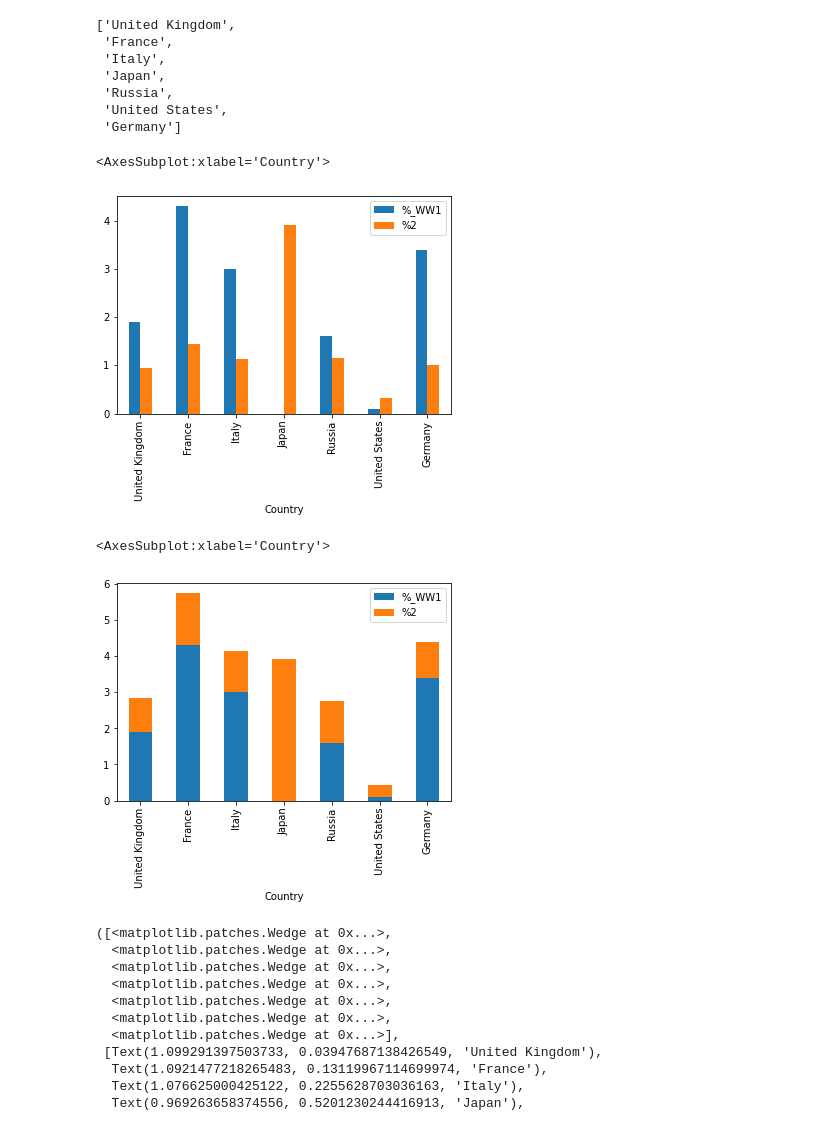
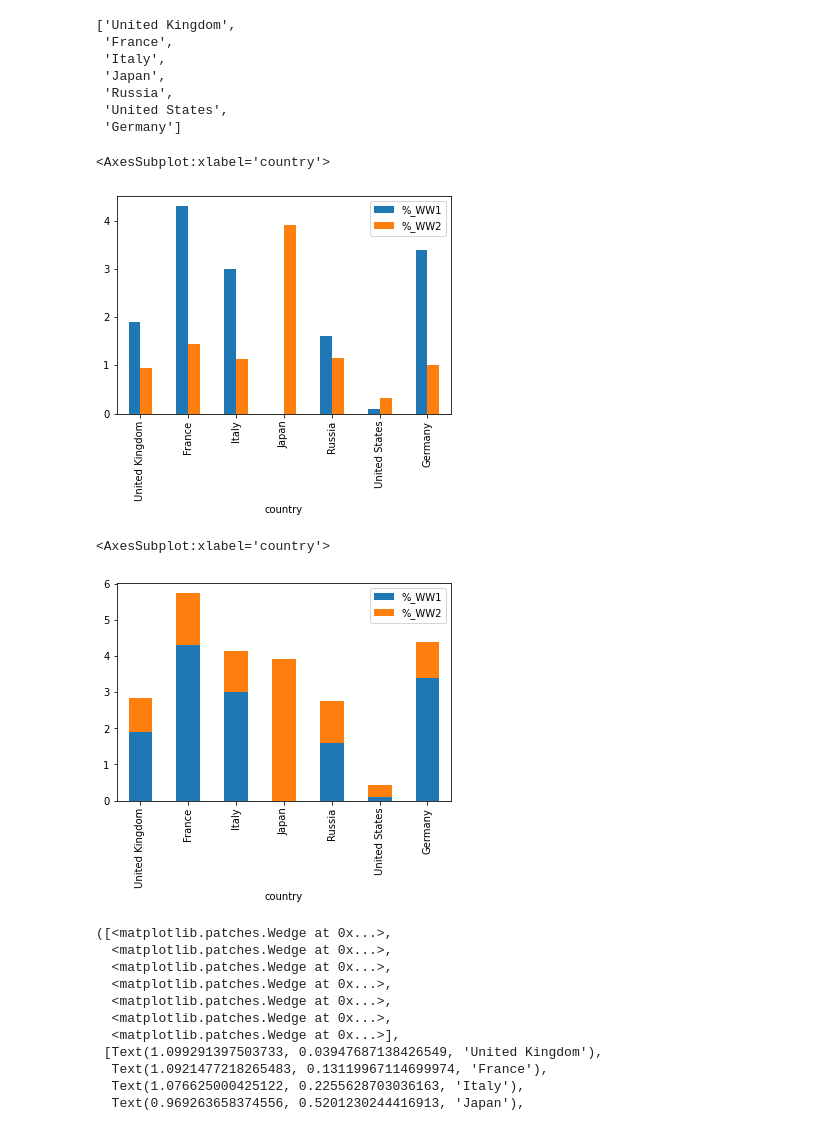
Before and after one commit to conorgleeson95/lecture4_workings, a Jupyter notebook: New Project.ipynb, the cells around one changed output. Saved outputs shown, nothing was run; the diff lists cells and outputs as text; code cells hidden in the pictures.

Commit message:
Correction of Graphs and final table

```diff
--- a/New Project.ipynb
+++ b/New Project.ipynb
@@ -404,3 +420,0 @@ See the caveats in the documentation: https://pandas.pydata.org/pandas-docs/stab
-# %%
-#Simplifying Columns
-Table1.rename(columns={'Deaths as % of population':'%1', '% of Population':'%2'}, inplace = True)
@@ -412,3 +420,0 @@ See the caveats in the documentation: https://pandas.pydata.org/pandas-docs/stab
-# %%
-#Simplifying Columns
-Table1.rename(columns={'Deaths as\xa0% of population':'%_WW1'}, inplace = True)
@@ -420,2 +420,0 @@ See the caveats in the documentation: https://pandas.pydata.org/pandas-docs/stab
-# %%
-Table1.rename(columns={'Totaldeaths':'Total_WW2'}, inplace = True)
@@ -427,5 +421,6 @@ See the caveats in the documentation: https://pandas.pydata.org/pandas-docs/stab
 # %%
-Final_Table = Table1
+#Simplifying Columns
+Final_Table = Table1.rename(columns=column_mapper)
 # %%
 #Assigning to New Table
 Final_Table
@@ -469,14 +462,14 @@ import matplotlib.pyplot as plt
 # %%
 #Creation of Nested Bar Chart
-Final_Table[['Country', '%_WW1', '%2']].plot(x='Country', kind='bar')
+Final_Table[['country', '%_WW1', '%_WW2']].plot(x='country', kind='bar')
 # %% [output]
-<AxesSubplot:xlabel='Country'>
+<AxesSubplot:xlabel='country'>
-[figure, old version]
+[figure, new version]
 # %%
 #Creation of stacked Bar Chart
-Final_Table[['Country', '%_WW1', '%2']].plot(x='Country', kind='bar', stacked=True)
+Final_Table[['country', '%_WW1', '%_WW2']].plot(x='country', kind='bar', stacked=True)
 # %% [output]
-<AxesSubplot:xlabel='Country'>
+<AxesSubplot:xlabel='country'>
-[figure, old version]
+[figure, new version]
 # %%
 #Piechart of overall deaths WW2
```
Also changed, not shown: parts of 67 cells of this notebook.
